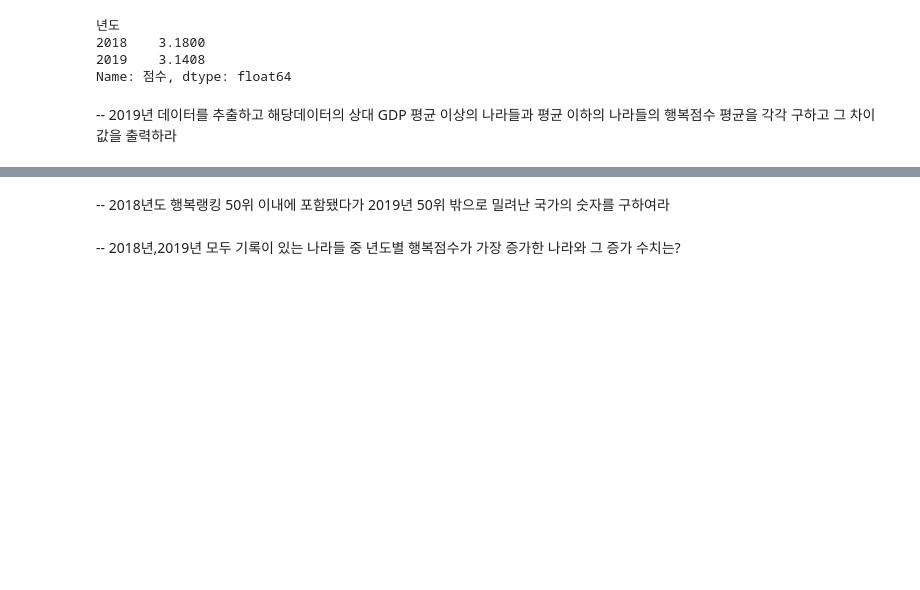
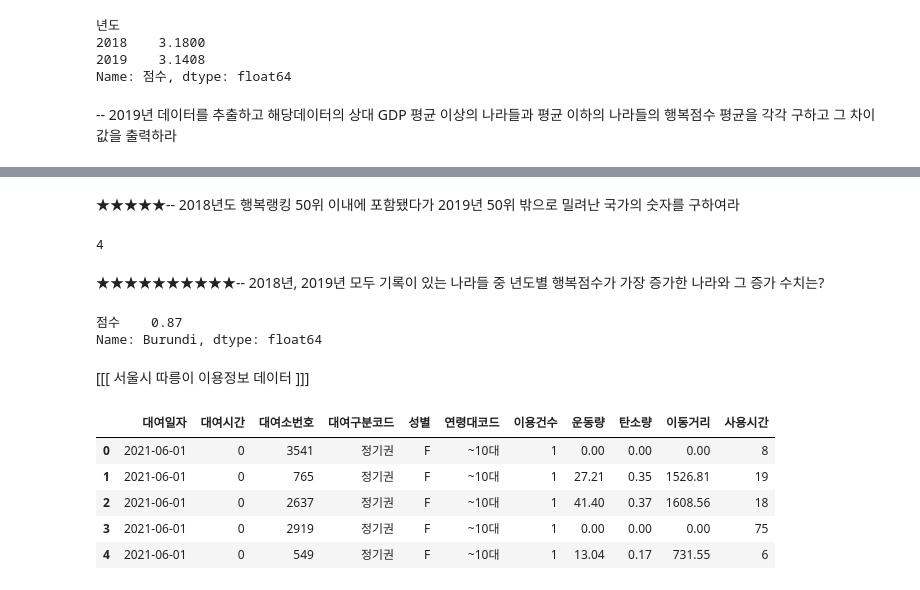
Before and after one commit to iuj180/practice, a Jupyter notebook: practice_Datamanim_category1.ipynb, the cells around one changed output, grey strips where cells are left out. Saved outputs shown, nothing was run; the diff lists cells and outputs as text; code cells hidden in the pictures; blank space fills up the shorter version.

```diff
--- a/practice_Datamanim_category1.ipynb
+++ b/practice_Datamanim_category1.ipynb
@@ -1014,4 +1047,34 @@ Name: 점수, dtype: float64
 # %% [markdown]
--- 2018년도 행복랭킹 50위 이내에 포함됐다가 2019년 50위 밖으로 밀려난 국가의 숫자를 구하여라
+★★★★★-- 2018년도 행복랭킹 50위 이내에 포함됐다가 2019년 50위 밖으로 밀려난 국가의 숫자를 구하여라
+# %%
+result = set(df[(df['년도']==2018)&(df['행복랭킹']<=50)]['나라명']) - set(df[(df['년도']==2019)&(df['행복랭킹']<=50)]['나라명'])
+print(len(result))
+# %% [output]
+4
 # %% [markdown]
--- 2018년,2019년 모두 기록이 있는 나라들 중 년도별 행복점수가 가장 증가한 나라와 그 증가 수치는?
+★★★★★★★★★★-- 2018년, 2019년 모두 기록이 있는 나라들 중 년도별 행복점수가 가장 증가한 나라와 그 증가 수치는?
+# %%
+count = df['나라명'].value_counts()
+target = count[count >= 2].index
+
+df2 = df.copy()
+multiple = df2[df2['나라명'].isin(target)].reset_index(drop=True)
+multiple.loc[multiple['년도'] == 2018, '점수'] = multiple[multiple['년도'] == 2018]['점수'].values * (-1)
+result = multiple.groupby('나라명').sum()['점수'].sort_values().to_frame().iloc[-1]
+result
+# %% [output]
+점수    0.87
+Name: Burundi, dtype: float64
+# %% [markdown]
+[[[ 서울시 따릉이 이용정보 데이터 ]]]
+# %%
+import pandas as pd
+df =pd.read_csv('https://raw.githubusercontent.com/Datamanim/datarepo/main/bicycle/seoul_bi.csv')
+df.head()
+# %% [output]
+|  | 대여일자 | 대여시간 | 대여소번호 | 대여구분코드 | 성별 | 연령대코드 | 이용건수 | 운동량 | 탄소량 | 이동거리 | 사용시간 |
+| 0 | 2021-06-01 | 0 | 3541 | 정기권 | F | ~10대 | 1 | 0.00 | 0.00 | 0.00 | 8 |
+| 1 | 2021-06-01 | 0 | 765 | 정기권 | F | ~10대 | 1 | 27.21 | 0.35 | 1526.81 | 19 |
+| 2 | 2021-06-01 | 0 | 2637 | 정기권 | F | ~10대 | 1 | 41.40 | 0.37 | 1608.56 | 18 |
+| 3 | 2021-06-01 | 0 | 2919 | 정기권 | F | ~10대 | 1 | 0.00 | 0.00 | 0.00 | 75 |
+| 4 | 2021-06-01 | 0 | 549 | 정기권 | F | ~10대 | 1 | 13.04 | 0.17 | 731.55 | 6 |
```
Also changed, not shown: parts of 38 cells of this notebook.
